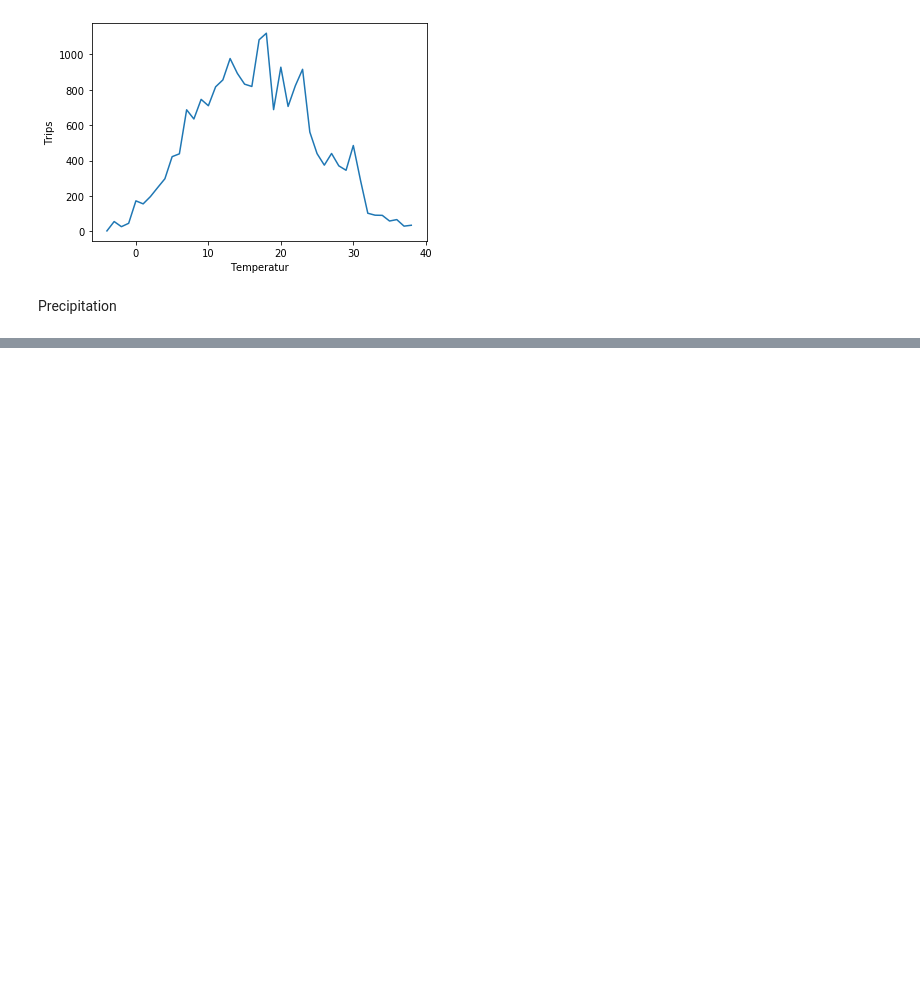
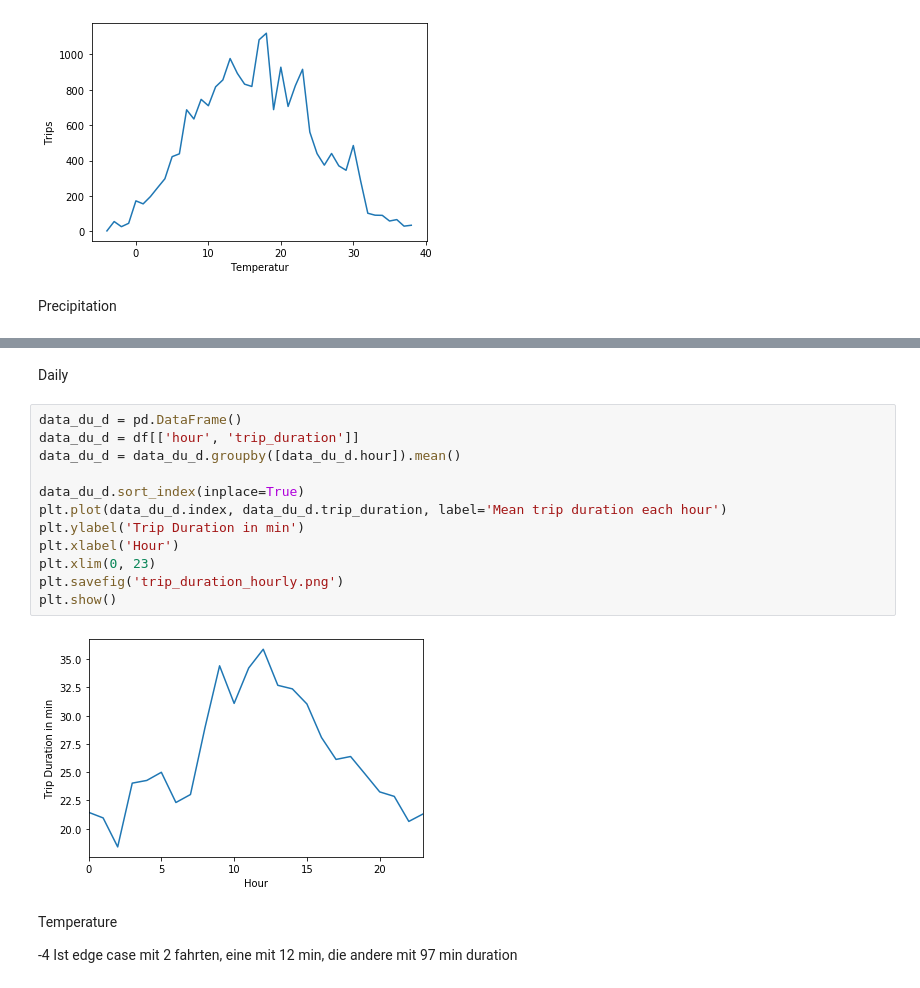
Before and after one commit to lesar64/aa_project, a Jupyter notebook: Jan/Rental Patterns/rental_patterns.ipynb, the cells around one changed output, grey strips where cells are left out. Drawn from its saved outputs; the diff is of its cells as text; blank space fills up the shorter version.

```diff
--- a/Jan/rental_patterns.ipynb
+++ b/Jan/Rental Patterns/rental_patterns.ipynb
@@ -138,0 +161,20 @@ plt.show()
+# %% [markdown]
+Daily
+# %%
+data_du_d = pd.DataFrame()
+data_du_d = df[['hour', 'trip_duration']]
+data_du_d = data_du_d.groupby([data_du_d.hour]).mean()
+
+data_du_d.sort_index(inplace=True)
+plt.plot(data_du_d.index, data_du_d.trip_duration, label='Mean trip duration each hour')
+plt.ylabel('Trip Duration in min')
+plt.xlabel('Hour')
+plt.xlim(0, 23)
+plt.savefig('trip_duration_hourly.png')
+plt.show()
+# %% [output]
+[figure, added]
+# %% [markdown]
+Temperature
+
+-4 Ist edge case mit 2 fahrten, eine mit 12 min, die andere mit 97 min duration
```
Also changed, not shown: parts of 14 cells of this notebook.
